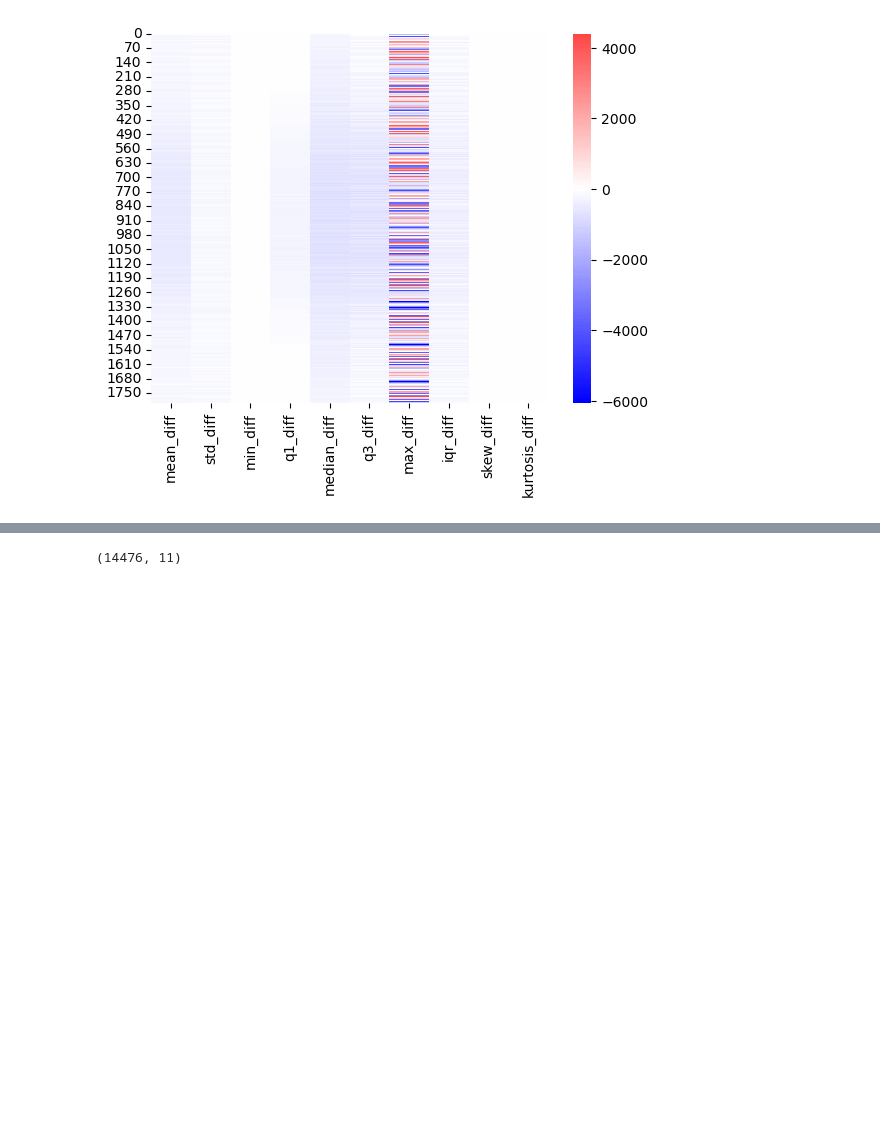
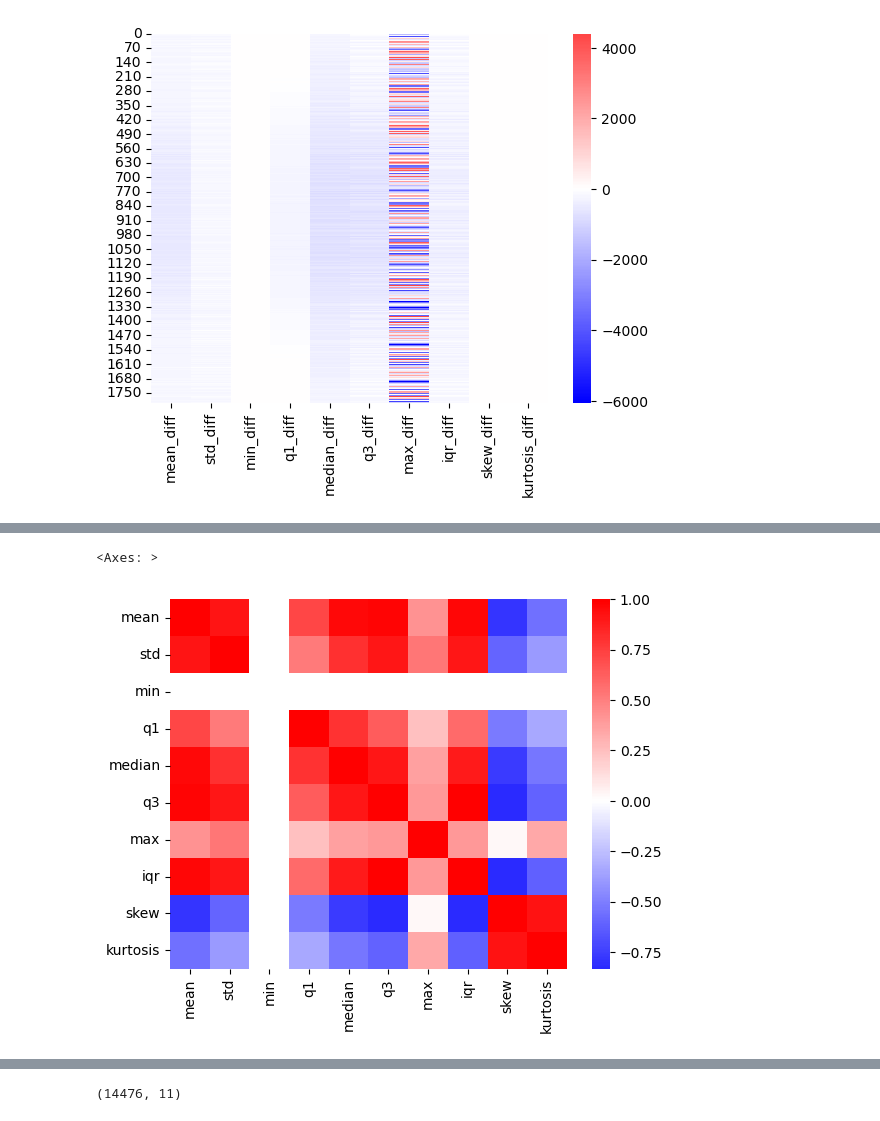
Before and after one commit to ThGreatExplorer/NOVA, a Jupyter notebook: small_dset_eda.ipynb, the cells around one changed output, grey strips where cells are left out. Drawn from its saved outputs; the diff is of its cells as text; code cells hidden in the pictures; blank space fills up the shorter version.

```diff
--- a/small_dset_eda.ipynb
+++ b/small_dset_eda.ipynb
@@ -368,0 +367,6 @@ p_row_stats.shape, bh_row_stats.shape
+# %%
+p_row_corr = p_row_stats.sample(frac=.2).corr()
+sns.heatmap(p_row_corr, cmap="bwr", center=0)
+# %% [output]
+<Axes: >
+[figure, added]
```
Also changed, not shown: parts of 20 cells of this notebook, 2 other files.
